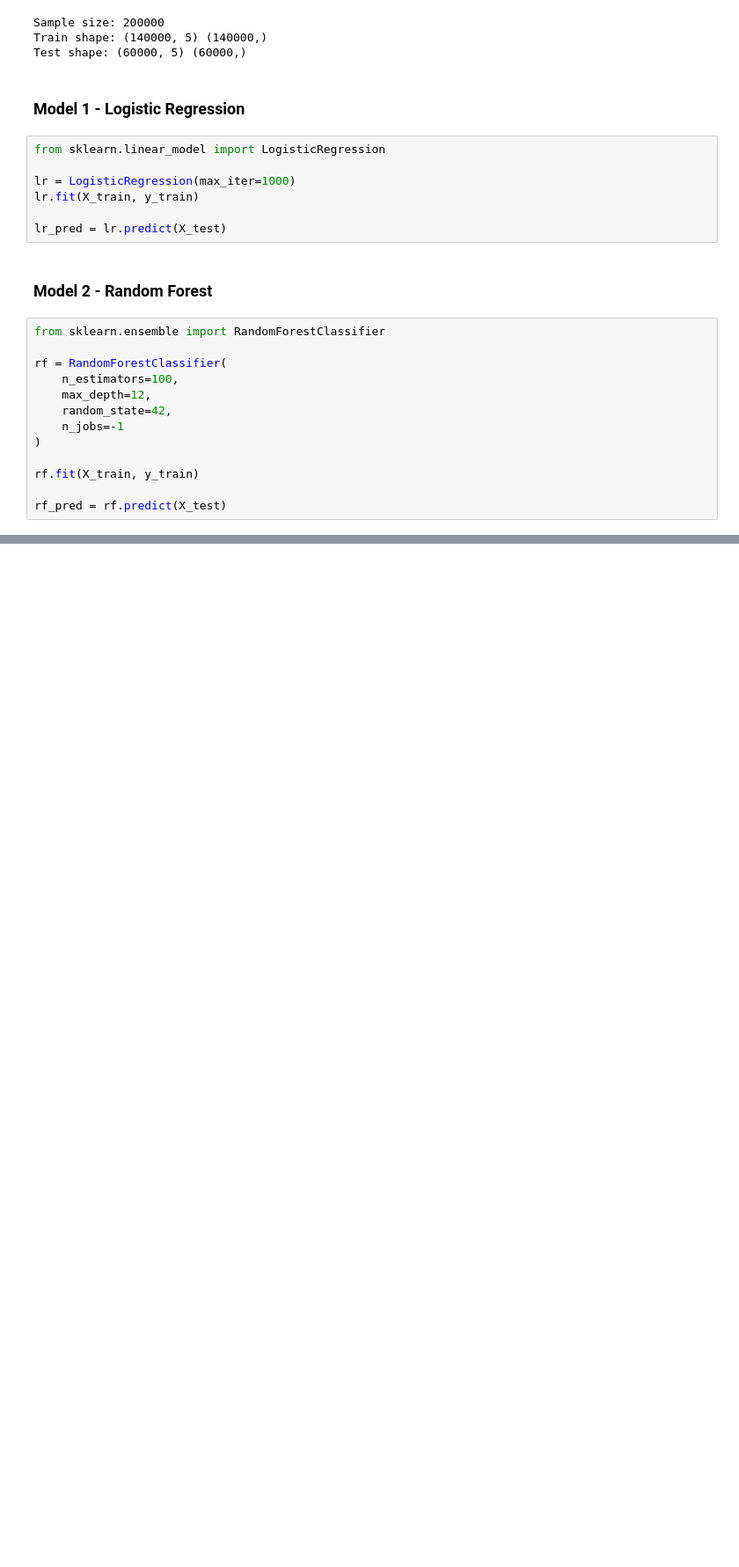
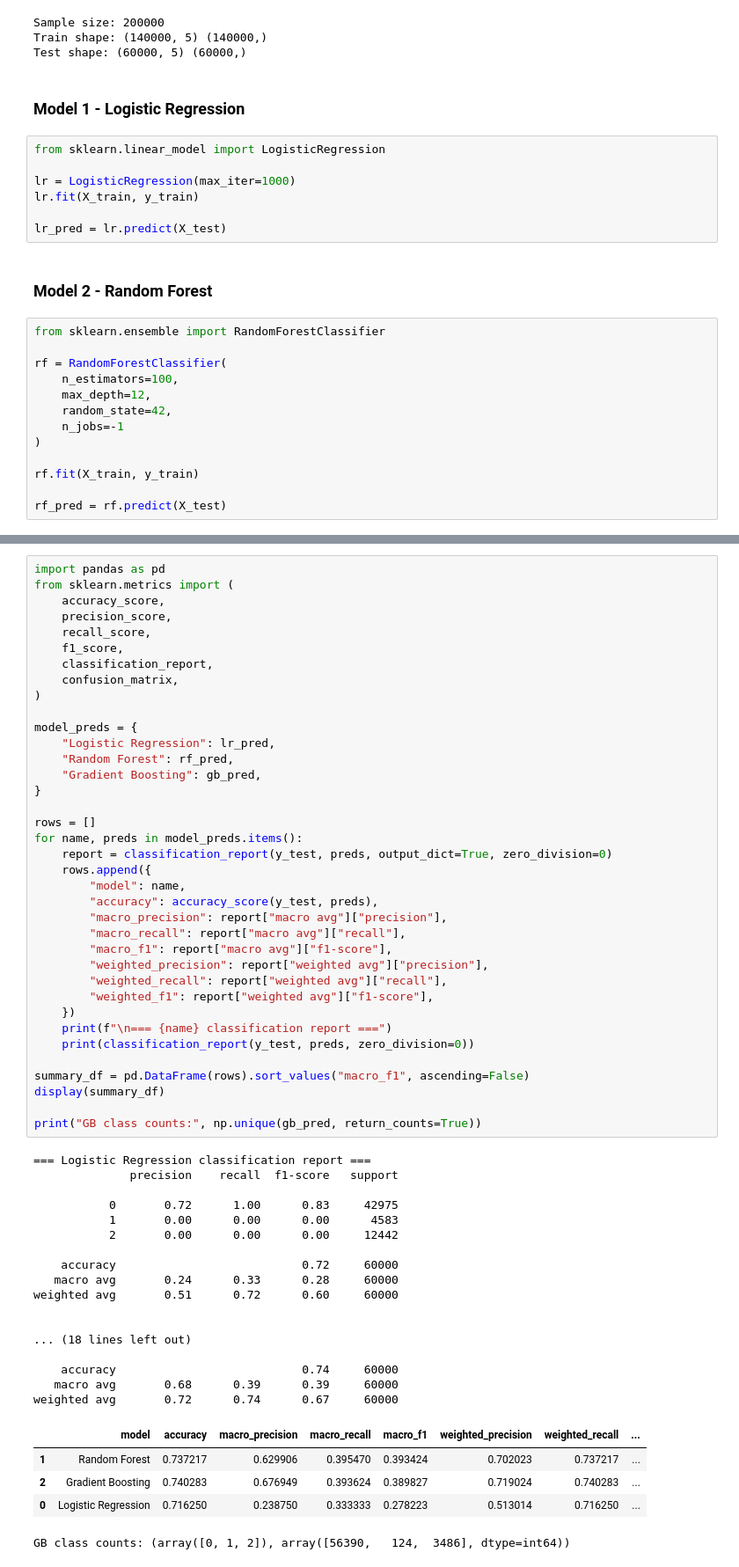
Before and after one commit to mykeomos/climate-twitter-analysis, a Jupyter notebook: twitter_climate_change_analysis.ipynb, the cells around one changed output, grey strips where cells are left out. Shown at 88% size. Cells and saved outputs as stored; diff of their text form; blank space fills up the shorter version.

```diff
--- a/twitter_climate_change_analysis.ipynb
+++ b/twitter_climate_change_analysis.ipynb
@@ -344,0 +422,60 @@ svm_pred = svm.predict(X_test_scaled)
+# %%
+import pandas as pd
+from sklearn.metrics import (
+    accuracy_score,
+    precision_score,
+    recall_score,
+    f1_score,
+    classification_report,
+    confusion_matrix,
+)
+
+model_preds = {
+    "Logistic Regression": lr_pred,
+    "Random Forest": rf_pred,
+    "Gradient Boosting": gb_pred,
+}
+
+rows = []
+for name, preds in model_preds.items():
+    report = classification_report(y_test, preds, output_dict=True, zero_division=0)
+    rows.append({
+        "model": name,
+        "accuracy": accuracy_score(y_test, preds),
+        "macro_precision": report["macro avg"]["precision"],
+        "macro_recall": report["macro avg"]["recall"],
+        "macro_f1": report["macro avg"]["f1-score"],
+        "weighted_precision": report["weighted avg"]["precision"],
+        "weighted_recall": report["weighted avg"]["recall"],
+        "weighted_f1": report["weighted avg"]["f1-score"],
+    })
+    print(f"\n=== {name} classification report ===")
+    print(classification_report(y_test, preds, zero_division=0))
+
+summary_df = pd.DataFrame(rows).sort_values("macro_f1", ascending=False)
+display(summary_df)
+
+print("GB class counts:", np.unique(gb_pred, return_counts=True))
+# %% [output]
+=== Logistic Regression classification report ===
+              precision    recall  f1-score   support
+
+           0       0.72      1.00      0.83     42975
+           1       0.00      0.00      0.00      4583
+           2       0.00      0.00      0.00     12442
+
+    accuracy                           0.72     60000
+   macro avg       0.24      0.33      0.28     60000
+weighted avg       0.51      0.72      0.60     60000
+
+
+... (18 lines left out)
+
+    accuracy                           0.74     60000
+   macro avg       0.68      0.39      0.39     60000
+weighted avg       0.72      0.74      0.67     60000
+|  | model | accuracy | macro_precision | macro_recall | macro_f1 | weighted_precision | weighted_recall | ... |
+| 1 | Random Forest | 0.737217 | 0.629906 | 0.395470 | 0.393424 | 0.702023 | 0.737217 | ... |
+| 2 | Gradient Boosting | 0.740283 | 0.676949 | 0.393624 | 0.389827 | 0.719024 | 0.740283 | ... |
+| 0 | Logistic Regression | 0.716250 | 0.238750 | 0.333333 | 0.278223 | 0.513014 | 0.716250 | ... |
+GB class counts: (array([0, 1, 2]), array([56390,   124,  3486], dtype=int64))
```
Also changed, not shown: parts of 11 cells of this notebook.
